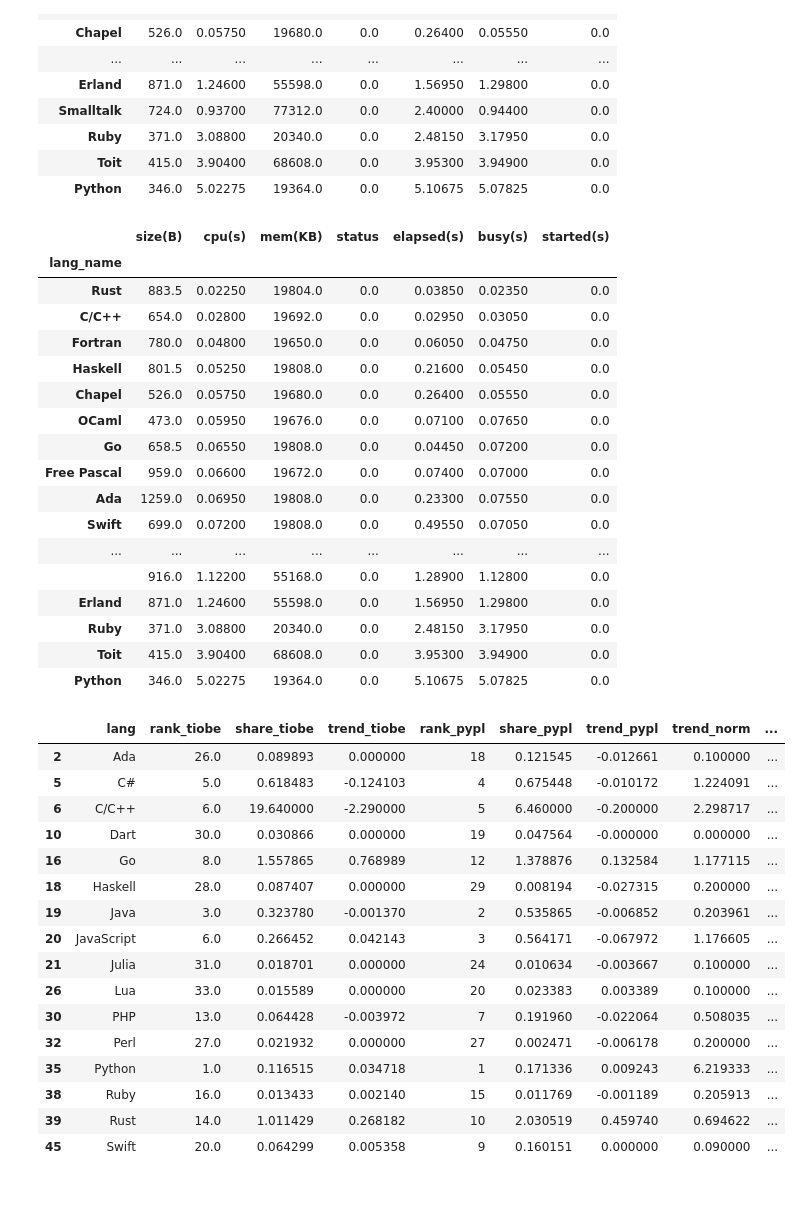
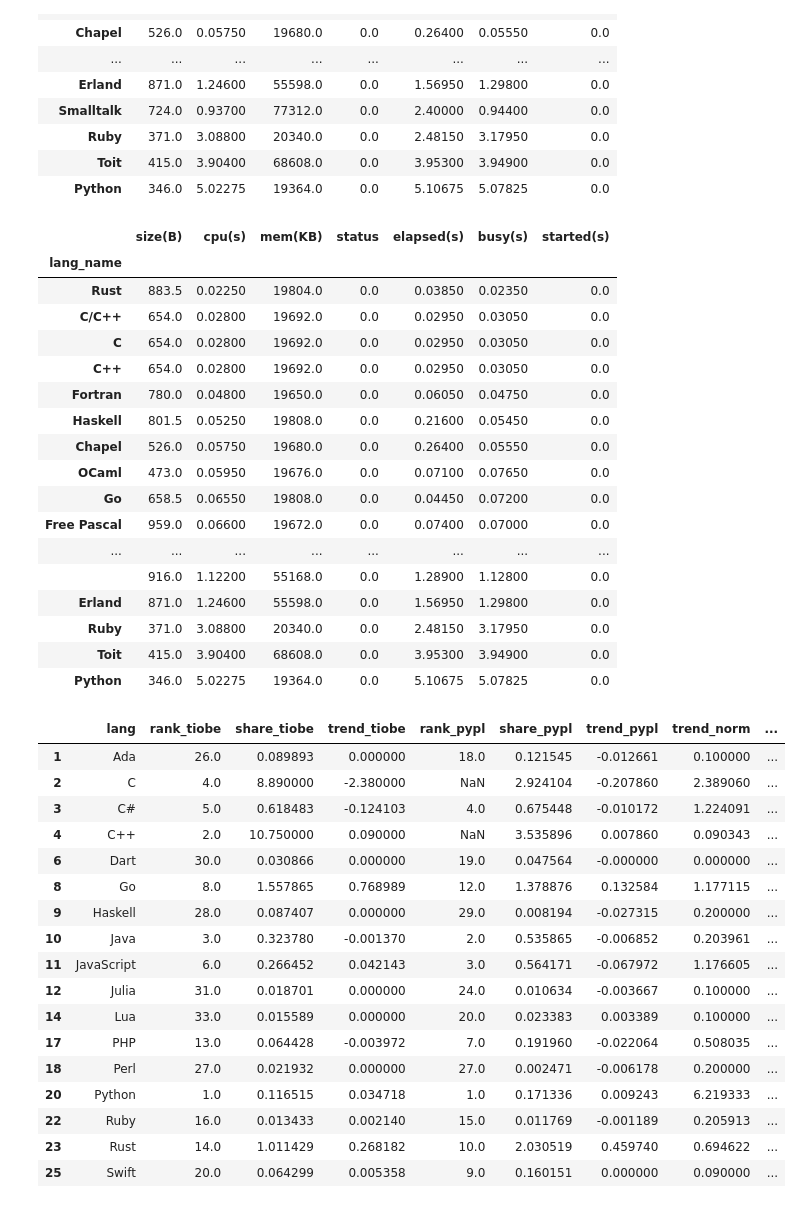
Before and after one commit to HexQuant/lang_rank, a Jupyter notebook: lang_rank.ipynb, the cells around one changed output. Saved outputs shown, nothing was run; the diff lists cells and outputs as text; code cells hidden in the pictures.

```diff
--- a/lang_rank.ipynb
+++ b/lang_rank.ipynb
@@ -190,0 +195,4 @@ pypl_rank
+# %%
+# Рейтинг Pylp не отличает C от C++ поэтому высчитываем их рейтинг на основе рейтинга Tiobe
+lang_ratio = tiobe_rank.loc['C++']/(tiobe_rank.loc['C']+tiobe_rank.loc['C++'])
+lang_ratio
@@ -190,0 +204,6 @@ pypl_rank
+# %%
+for col in ('share', 'trend'):
+    pypl_rank.loc['C++', col] = pypl_rank.loc['C/C++', col] * lang_ratio[col]
+    pypl_rank.loc['C', col] = pypl_rank.loc['C/C++', col] * (1-lang_ratio[col])
+
+pypl_rank
@@ -220,5 +259,7 @@ rank_all
 # %%
-short_rank_all = rank_all.dropna(subset=["rank_tiobe", "rank_pypl"], how="any")
+short_rank_all = rank_all.dropna(
+    subset=["share_tiobe", "share_pypl"], how="any")
+short_rank_all.reset_index(inplace=True)
 short_rank_all
 # %% [output]
 |  | lang | rank_tiobe | share_tiobe | trend_tiobe | rank_pypl | share_pypl | trend_pypl | trend_norm | ... |
@@ -389,20 +430,22 @@ a
 | Toit | 415.0 | 3.90400 | 68608.0 | 0.0 | 3.95300 | 3.94900 | 0.0 |
 | Python | 346.0 | 5.02275 | 19364.0 | 0.0 | 5.10675 | 5.07825 | 0.0 |
 # %%
+a.loc['C'] = a.loc['C/C++']
+a.loc['C++'] = a.loc['C/C++']
 a.sort_values(by="cpu(s)", ascending=True)
 # %% [output]
 |  | size(B) | cpu(s) | mem(KB) | status | elapsed(s) | busy(s) | started(s) |
 | lang_name |  |  |  |  |  |  |  |
 | Rust | 883.5 | 0.02250 | 19804.0 | 0.0 | 0.03850 | 0.02350 | 0.0 |
 | C/C++ | 654.0 | 0.02800 | 19692.0 | 0.0 | 0.02950 | 0.03050 | 0.0 |
+| C | 654.0 | 0.02800 | 19692.0 | 0.0 | 0.02950 | 0.03050 | 0.0 |
+| C++ | 654.0 | 0.02800 | 19692.0 | 0.0 | 0.02950 | 0.03050 | 0.0 |
 | Fortran | 780.0 | 0.04800 | 19650.0 | 0.0 | 0.06050 | 0.04750 | 0.0 |
 | Haskell | 801.5 | 0.05250 | 19808.0 | 0.0 | 0.21600 | 0.05450 | 0.0 |
 | Chapel | 526.0 | 0.05750 | 19680.0 | 0.0 | 0.26400 | 0.05550 | 0.0 |
 | OCaml | 473.0 | 0.05950 | 19676.0 | 0.0 | 0.07100 | 0.07650 | 0.0 |
 | Go | 658.5 | 0.06550 | 19808.0 | 0.0 | 0.04450 | 0.07200 | 0.0 |
 | Free Pascal | 959.0 | 0.06600 | 19672.0 | 0.0 | 0.07400 | 0.07000 | 0.0 |
-| Ada | 1259.0 | 0.06950 | 19808.0 | 0.0 | 0.23300 | 0.07550 | 0.0 |
-| Swift | 699.0 | 0.07200 | 19808.0 | 0.0 | 0.49550 | 0.07050 | 0.0 |
 | ... | ... | ... | ... | ... | ... | ... | ... |
 |  | 916.0 | 1.12200 | 55168.0 | 0.0 | 1.28900 | 1.12800 | 0.0 |
 | Erland | 871.0 | 1.24600 | 55598.0 | 0.0 | 1.56950 | 1.29800 | 0.0 |
@@ -412,27 +455,28 @@ a.sort_values(by="cpu(s)", ascending=True)
 # %%
 b = short_rank_all.join(a['elapsed(s)'], on="lang")
 b['slower'] = b['elapsed(s)']/(b['elapsed(s)'].min())
 for col in ['share_tiobe', 'share_pypl', 'trend_tiobe', 'trend_pypl']:
     b[col] = b[col]/b['slower']
-b.dropna(inplace=True)
+b.dropna(subset=["share_tiobe", "share_pypl"], how="any", inplace=True)
 b
 # %% [output]
 |  | lang | rank_tiobe | share_tiobe | trend_tiobe | rank_pypl | share_pypl | trend_pypl | trend_norm | ... |
-| 2 | Ada | 26.0 | 0.089893 | 0.000000 | 18 | 0.121545 | -0.012661 | 0.100000 | ... |
-| 5 | C# | 5.0 | 0.618483 | -0.124103 | 4 | 0.675448 | -0.010172 | 1.224091 | ... |
-| 6 | C/C++ | 6.0 | 19.640000 | -2.290000 | 5 | 6.460000 | -0.200000 | 2.298717 | ... |
-| 10 | Dart | 30.0 | 0.030866 | 0.000000 | 19 | 0.047564 | -0.000000 | 0.000000 | ... |
-| 16 | Go | 8.0 | 1.557865 | 0.768989 | 12 | 1.378876 | 0.132584 | 1.177115 | ... |
-| 18 | Haskell | 28.0 | 0.087407 | 0.000000 | 29 | 0.008194 | -0.027315 | 0.200000 | ... |
-| 19 | Java | 3.0 | 0.323780 | -0.001370 | 2 | 0.535865 | -0.006852 | 0.203961 | ... |
-| 20 | JavaScript | 6.0 | 0.266452 | 0.042143 | 3 | 0.564171 | -0.067972 | 1.176605 | ... |
-| 21 | Julia | 31.0 | 0.018701 | 0.000000 | 24 | 0.010634 | -0.003667 | 0.100000 | ... |
-| 26 | Lua | 33.0 | 0.015589 | 0.000000 | 20 | 0.023383 | 0.003389 | 0.100000 | ... |
-| 30 | PHP | 13.0 | 0.064428 | -0.003972 | 7 | 0.191960 | -0.022064 | 0.508035 | ... |
-| 32 | Perl | 27.0 | 0.021932 | 0.000000 | 27 | 0.002471 | -0.006178 | 0.200000 | ... |
-| 35 | Python | 1.0 | 0.116515 | 0.034718 | 1 | 0.171336 | 0.009243 | 6.219333 | ... |
-| 38 | Ruby | 16.0 | 0.013433 | 0.002140 | 15 | 0.011769 | -0.001189 | 0.205913 | ... |
-| 39 | Rust | 14.0 | 1.011429 | 0.268182 | 10 | 2.030519 | 0.459740 | 0.694622 | ... |
-| 45 | Swift | 20.0 | 0.064299 | 0.005358 | 9 | 0.160151 | 0.000000 | 0.090000 | ... |
+| 1 | Ada | 26.0 | 0.089893 | 0.000000 | 18.0 | 0.121545 | -0.012661 | 0.100000 | ... |
+| 2 | C | 4.0 | 8.890000 | -2.380000 | NaN | 2.924104 | -0.207860 | 2.389060 | ... |
+| 3 | C# | 5.0 | 0.618483 | -0.124103 | 4.0 | 0.675448 | -0.010172 | 1.224091 | ... |
+| 4 | C++ | 2.0 | 10.750000 | 0.090000 | NaN | 3.535896 | 0.007860 | 0.090343 | ... |
+| 6 | Dart | 30.0 | 0.030866 | 0.000000 | 19.0 | 0.047564 | -0.000000 | 0.000000 | ... |
+| 8 | Go | 8.0 | 1.557865 | 0.768989 | 12.0 | 1.378876 | 0.132584 | 1.177115 | ... |
+| 9 | Haskell | 28.0 | 0.087407 | 0.000000 | 29.0 | 0.008194 | -0.027315 | 0.200000 | ... |
+| 10 | Java | 3.0 | 0.323780 | -0.001370 | 2.0 | 0.535865 | -0.006852 | 0.203961 | ... |
+| 11 | JavaScript | 6.0 | 0.266452 | 0.042143 | 3.0 | 0.564171 | -0.067972 | 1.176605 | ... |
+| 12 | Julia | 31.0 | 0.018701 | 0.000000 | 24.0 | 0.010634 | -0.003667 | 0.100000 | ... |
+| 14 | Lua | 33.0 | 0.015589 | 0.000000 | 20.0 | 0.023383 | 0.003389 | 0.100000 | ... |
+| 17 | PHP | 13.0 | 0.064428 | -0.003972 | 7.0 | 0.191960 | -0.022064 | 0.508035 | ... |
+| 18 | Perl | 27.0 | 0.021932 | 0.000000 | 27.0 | 0.002471 | -0.006178 | 0.200000 | ... |
+| 20 | Python | 1.0 | 0.116515 | 0.034718 | 1.0 | 0.171336 | 0.009243 | 6.219333 | ... |
+| 22 | Ruby | 16.0 | 0.013433 | 0.002140 | 15.0 | 0.011769 | -0.001189 | 0.205913 | ... |
+| 23 | Rust | 14.0 | 1.011429 | 0.268182 | 10.0 | 2.030519 | 0.459740 | 0.694622 | ... |
+| 25 | Swift | 20.0 | 0.064299 | 0.005358 | 9.0 | 0.160151 | 0.000000 | 0.090000 | ... |
 # %%
 fig = plt.figure(figsize=(10, 7))
```
Also changed, not shown: parts of 11 cells of this notebook, 2 other files.
